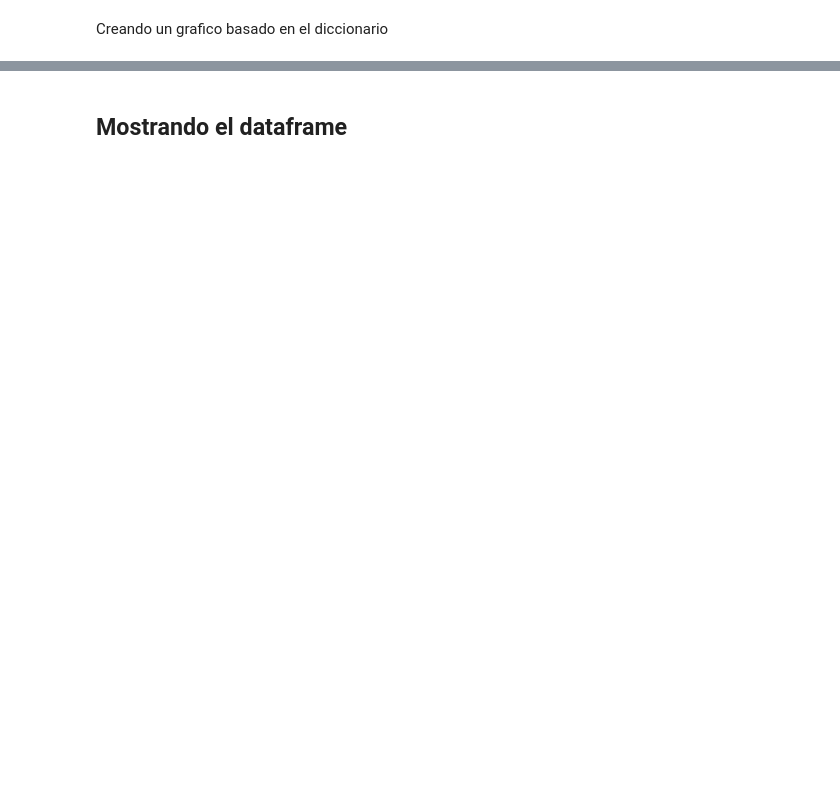
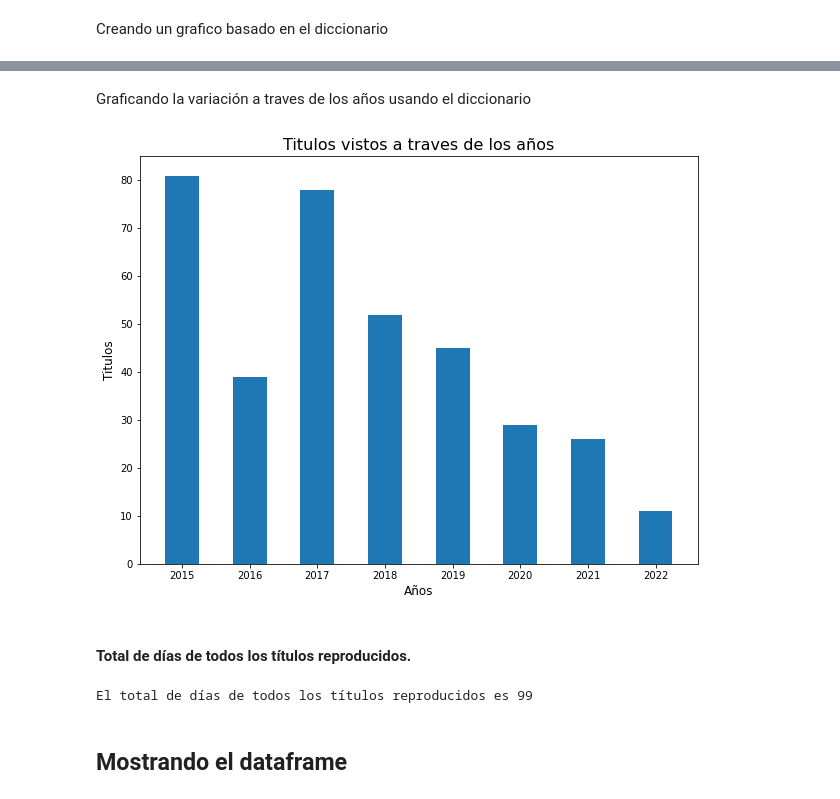
Before and after one commit to dangoldmann/TP-Netflix, a Jupyter notebook: TP_Netflix.ipynb, the cells around one changed output, grey strips where cells are left out. Cells and saved outputs as stored; diff of their text form; code cells hidden in the pictures; blank space fills up the shorter version.

```diff
--- a/TP_Netflix.ipynb
+++ b/TP_Netflix.ipynb
@@ -220,0 +221,5 @@ plt.show()
+# %%
+def definirAño(input):
+  return input.split('-')[0]
+
+df["Year"] = df["Start Time"].apply(definirAño)
@@ -220,0 +230,2 @@ plt.show()
+# %%
+df["Simple Title"] = df["Title"].apply(simplifyTitle)
@@ -220,0 +234,11 @@ plt.show()
+# %%
+titulosTotal = df.groupby(["Simple Title", "Year"]).size().reset_index()
+
+añosVistos = ["2015", "2016", "2017", "2018", "2019", "2020", "2021", "2022"]
+
+años_titulos = {}
+
+for i in añosVistos:
+  años_titulos[i] = titulosTotal[titulosTotal["Year"] == i][0].count()
+
+años_titulos
@@ -221,3 +254,23 @@ plt.show()
+# %% [markdown]
+Graficando la variación a traves de los años usando el diccionario
+# %%
+fig = plt.figure(figsize = (10, 7.5))
+plt.bar(años_titulos.keys(), años_titulos.values(), width = 0.5)
+
+plt.xlabel("Años", fontSize = 12)
+plt.ylabel("Titulos", fontSize = 12)
+
+plt.title("Titulos vistos a traves de los años", fontSize = 16)
+plt.show()
+# %% [output]
+[figure, added]
+# %% [markdown]
+#### Total de días de todos los títulos reproducidos.
+# %%
+totalDias = int(df["Duration"].sum() / 60 / 60 / 24)
+print("El total de días de todos los títulos reproducidos es " + str(totalDias))
+# %% [output]
+El total de días de todos los títulos reproducidos es 99
 # %% [markdown]
 ## Mostrando el dataframe
 # %%
```
Also changed, not shown: parts of 10 cells of this notebook.
